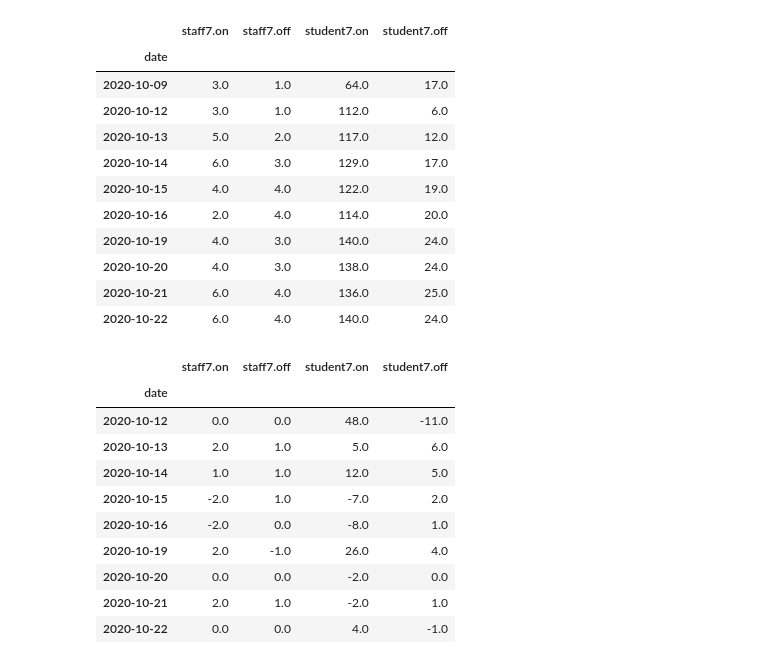
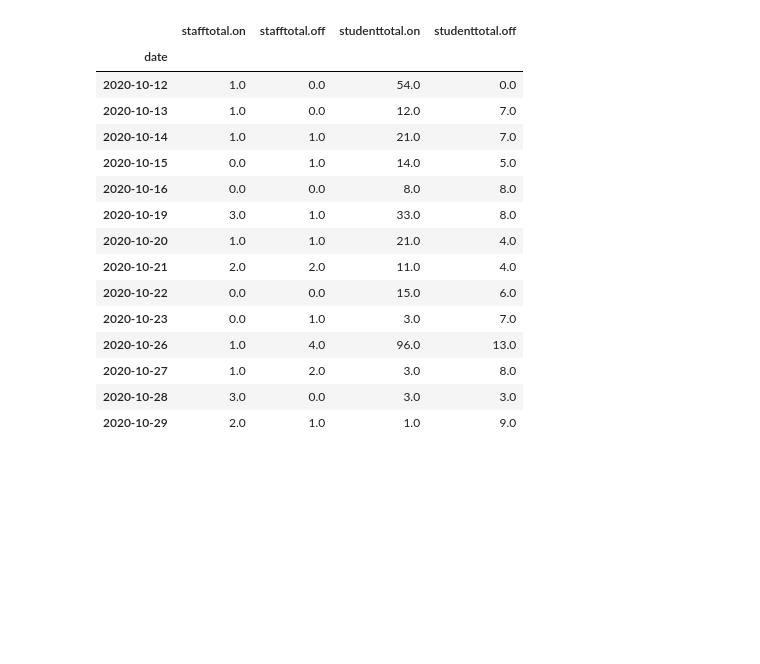
Before and after one commit to sjmurdoch/uclcovid, a Jupyter notebook: code/parse-data.ipynb, the cells around one changed output. Saved outputs shown, nothing was run; the diff lists cells and outputs as text; code cells hidden in the pictures; blank space fills up the shorter version.

```diff
--- a/code/parse-data.ipynb
+++ b/code/parse-data.ipynb
@@ -39,34 +46,23 @@ display(df_smoothed)
-# %%
-df.loc[:,["staff7.on","staff7.off","student7.on","student7.off"]]
-# %% [output]
-|  | staff7.on | staff7.off | student7.on | student7.off |
-| date |  |  |  |  |
-| 2020-10-09 | 3.0 | 1.0 | 64.0 | 17.0 |
-| 2020-10-12 | 3.0 | 1.0 | 112.0 | 6.0 |
-| 2020-10-13 | 5.0 | 2.0 | 117.0 | 12.0 |
-| 2020-10-14 | 6.0 | 3.0 | 129.0 | 17.0 |
-| 2020-10-15 | 4.0 | 4.0 | 122.0 | 19.0 |
-| 2020-10-16 | 2.0 | 4.0 | 114.0 | 20.0 |
-| 2020-10-19 | 4.0 | 3.0 | 140.0 | 24.0 |
-| 2020-10-20 | 4.0 | 3.0 | 138.0 | 24.0 |
-| 2020-10-21 | 6.0 | 4.0 | 136.0 | 25.0 |
-| 2020-10-22 | 6.0 | 4.0 | 140.0 | 24.0 |
 # %%
 f=df.loc[:,["stafftotal.on","stafftotal.off","studenttotal.on","studenttotal.off"]].diff().dropna()
-g=df.loc[:,["staff7.on","staff7.off","student7.on","student7.off"]].diff().dropna()
-g
+f
 # %% [output]
-|  | staff7.on | staff7.off | student7.on | student7.off |
+|  | stafftotal.on | stafftotal.off | studenttotal.on | studenttotal.off |
 | date |  |  |  |  |
-| 2020-10-12 | 0.0 | 0.0 | 48.0 | -11.0 |
-| 2020-10-13 | 2.0 | 1.0 | 5.0 | 6.0 |
-| 2020-10-14 | 1.0 | 1.0 | 12.0 | 5.0 |
-| 2020-10-15 | -2.0 | 1.0 | -7.0 | 2.0 |
-| 2020-10-16 | -2.0 | 0.0 | -8.0 | 1.0 |
-| 2020-10-19 | 2.0 | -1.0 | 26.0 | 4.0 |
-| 2020-10-20 | 0.0 | 0.0 | -2.0 | 0.0 |
-| 2020-10-21 | 2.0 | 1.0 | -2.0 | 1.0 |
-| 2020-10-22 | 0.0 | 0.0 | 4.0 | -1.0 |
+| 2020-10-12 | 1.0 | 0.0 | 54.0 | 0.0 |
+| 2020-10-13 | 1.0 | 0.0 | 12.0 | 7.0 |
+| 2020-10-14 | 1.0 | 1.0 | 21.0 | 7.0 |
+| 2020-10-15 | 0.0 | 1.0 | 14.0 | 5.0 |
+| 2020-10-16 | 0.0 | 0.0 | 8.0 | 8.0 |
+| 2020-10-19 | 3.0 | 1.0 | 33.0 | 8.0 |
+| 2020-10-20 | 1.0 | 1.0 | 21.0 | 4.0 |
+| 2020-10-21 | 2.0 | 2.0 | 11.0 | 4.0 |
+| 2020-10-22 | 0.0 | 0.0 | 15.0 | 6.0 |
+| 2020-10-23 | 0.0 | 1.0 | 3.0 | 7.0 |
+| 2020-10-26 | 1.0 | 4.0 | 96.0 | 13.0 |
+| 2020-10-27 | 1.0 | 2.0 | 3.0 | 8.0 |
+| 2020-10-28 | 3.0 | 0.0 | 3.0 | 3.0 |
+| 2020-10-29 | 2.0 | 1.0 | 1.0 | 9.0 |
 # %%
 df.loc[date(2020,10,12):,["staff.on","staff.off","student.on","student.off"]].sub(f.values)
 # %% [output]
```
Also changed, not shown: parts of 16 cells of this notebook, 1 other file.
